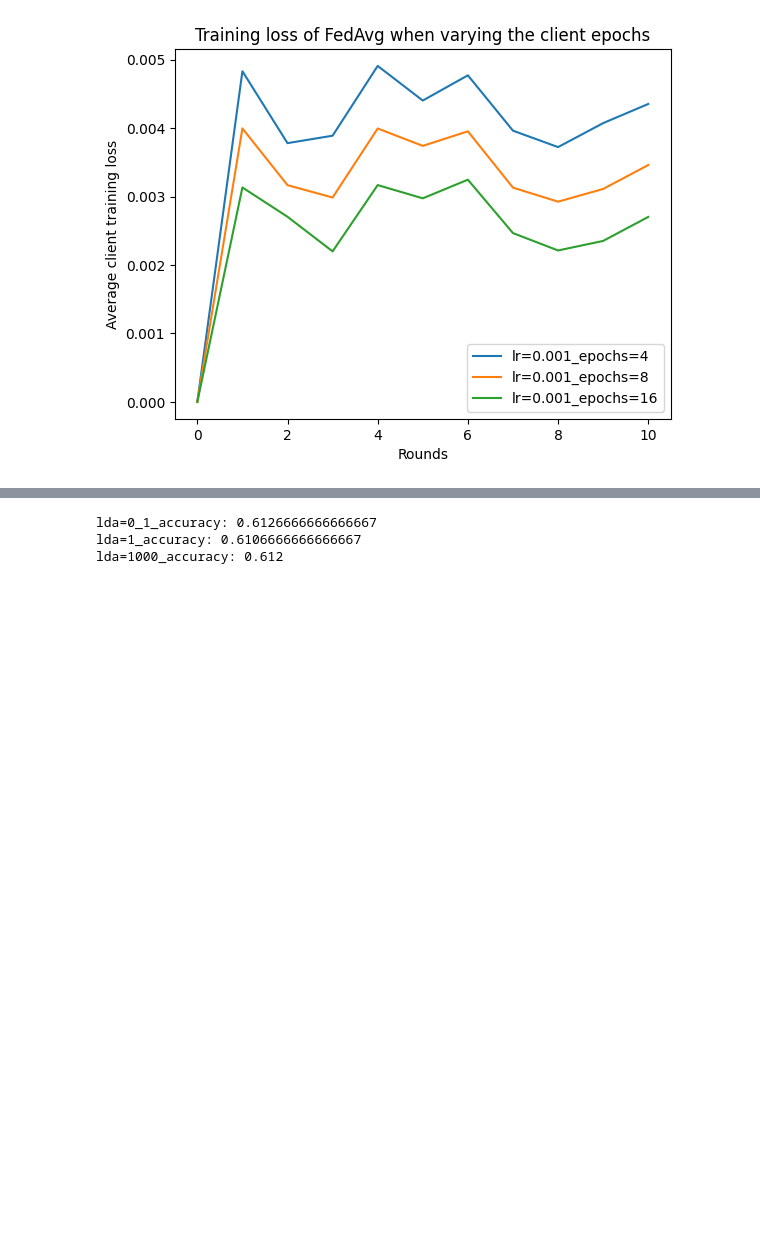
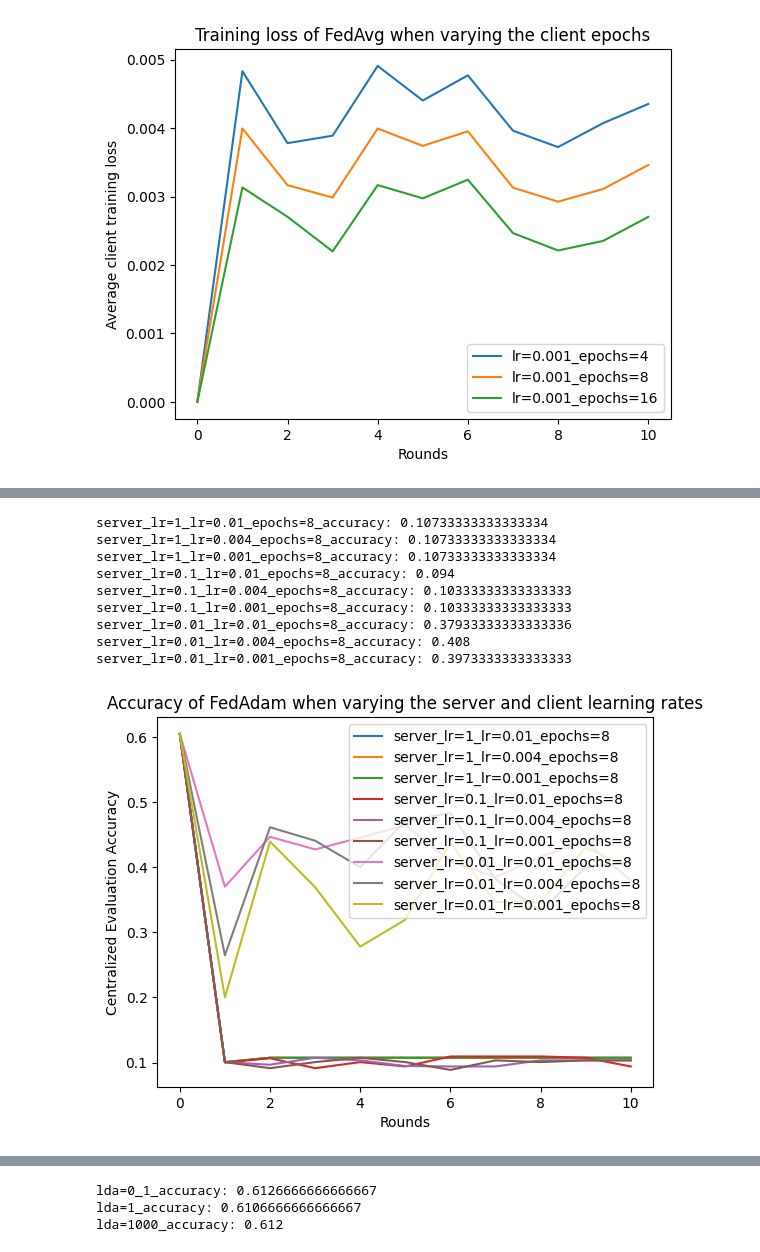
Before and after one commit to Tyv217/L361-Federated-Learning, a Jupyter notebook: projects/project.ipynb, the cells around one changed output, grey strips where cells are left out. Drawn from its saved outputs; the diff is of its cells as text; code cells hidden in the pictures; blank space fills up the shorter version.

```diff
--- a/projects/project.ipynb
+++ b/projects/project.ipynb
@@ -1385,0 +1488,25 @@ lr=0.001_epochs=16_train_loss: 0.0027024032742095495
+# %%
+for key in ten_round_hist_fedadam.keys():
+  all_hist = ten_round_hist_fedadam[key]
+  for hist_fedadam in all_hist:
+    server_lr = hist_fedadam[0]
+    lr = hist_fedadam[1]
+    local_epochs = hist_fedadam[2]
+    history = hist_fedadam[3]
+    plot_metric(history, "accuracy", "server_lr=" + str(server_lr) + "_lr=" + str(lr) + "_epochs=" + str(local_epochs), distributed = False)
+plt.title("Accuracy of FedAdam when varying the server and client learning rates")
+plt.xlabel("Rounds")
+plt.ylabel("Centralized Evaluation Accuracy")
+plt.legend()
+plt.show()
+# %% [output]
+server_lr=1_lr=0.01_epochs=8_accuracy: 0.10733333333333334
+server_lr=1_lr=0.004_epochs=8_accuracy: 0.10733333333333334
+server_lr=1_lr=0.001_epochs=8_accuracy: 0.10733333333333334
+server_lr=0.1_lr=0.01_epochs=8_accuracy: 0.094
+server_lr=0.1_lr=0.004_epochs=8_accuracy: 0.10333333333333333
+server_lr=0.1_lr=0.001_epochs=8_accuracy: 0.10333333333333333
+server_lr=0.01_lr=0.01_epochs=8_accuracy: 0.37933333333333336
+server_lr=0.01_lr=0.004_epochs=8_accuracy: 0.408
+server_lr=0.01_lr=0.001_epochs=8_accuracy: 0.3973333333333333
+[figure, added]
```
Also changed, not shown: parts of 15 cells of this notebook.
